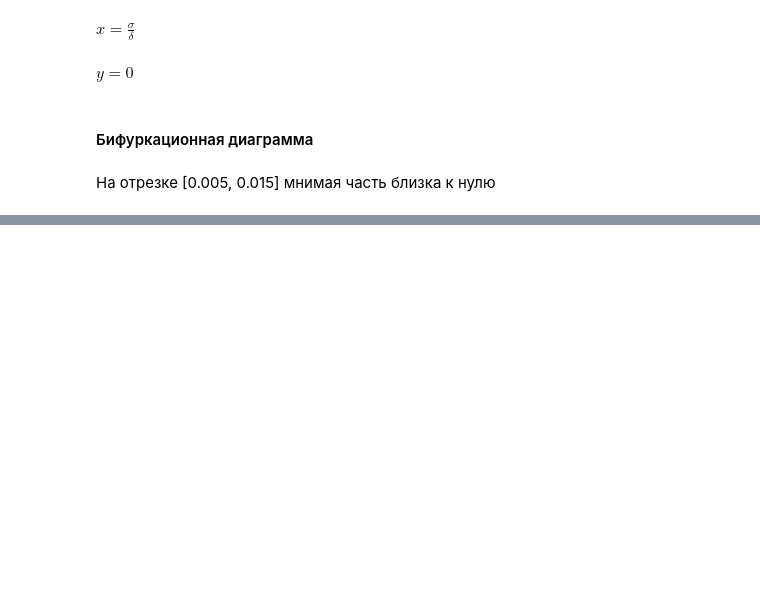
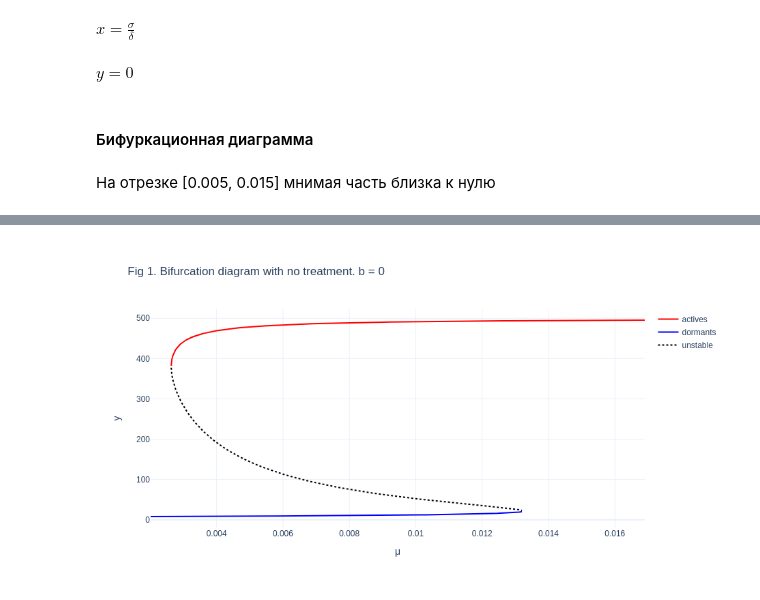
Before and after one commit to SergeyPishchulov/thesis, a Jupyter notebook: mantiicr.ipynb, the cells around one changed output, grey strips where cells are left out. Saved outputs shown, nothing was run; the diff lists cells and outputs as text; code cells hidden in the pictures; blank space fills up the shorter version.

```diff
--- a/mantiicr.ipynb
+++ b/mantiicr.ipynb
@@ -115,3 +120,8 @@ mu_min = 0.002
 mu_max = 0.017
 filtered_solutions_by_mu = {mu:solutions_by_mu[mu] for mu in solutions_by_mu if mu_min<mu<mu_max}
 # filtered_solutions_by_mu
+# %%
+dfdx = diff(dxdt, x)
+dfdy = diff(dxdt, y)
+dgdx = diff(dydt, x)
+dgdy = diff(dydt, y)
@@ -118,2 +138,12 @@ filtered_solutions_by_mu = {mu:solutions_by_mu[mu] for mu in solutions_by_mu if
+# %%
+def get_eigen_values(x_eq, y_eq, params):
+    a11 = dfdx.evalf(subs=params | {x:x_eq, y:y_eq})
+    a12 = dfdy.evalf(subs=params | {x:x_eq, y:y_eq})
+    a21 = dgdx.evalf(subs=params | {x:x_eq, y:y_eq})
+    a22 = dgdy.evalf(subs=params | {x:x_eq, y:y_eq})
+    jacob_matrix = Matrix([[a11, a12], [a21, a22]])
+    j = jacob_matrix - np.eye(2) * lambd
+    lam1, lam2 = solve(j.det(), lambd)
+    return lam1, lam2
 # %%
 # display_sol_list(list(filtered_solutions_by_mu.items())[:2])
@@ -141,0 +150,40 @@ fig.update_layout(xaxis={"title": "μ"}, yaxis={"title": "y"}, template="plotly_
+# %%
+def get_line_mode(stable):
+    return {} if stable else {"dash":"dot"}
+# %%
+xs=[]
+ys=[]
+mus_bif = []
+df = pd.DataFrame(columns=['mu', 'x', 'y', 'stable'])
+for cur_mu, sols in tqdm(list(filtered_solutions_by_mu.items())):
+    for cur_x, cur_y in sols:
+        lam1, lam2 = get_eigen_values(float(cur_x), float(cur_y), muless_params | {mu:cur_mu})
+        stable = re(lam1) <0 and re(lam2)<0
+        df.loc[len(df)] = [cur_mu, float(cur_x), float(cur_y), stable ]
+
+
+df.stable = df.stable.astype(bool)
+df = df[df.y!=0]
+
+fig = go.Figure()
+stables = df[df.stable]
+dormants = df[df.stable & (df.y < 200)]
+actives = df[df.stable & (df.y > 200)]
+unstables = df[~df.stable]
+# fig.add_trace(go.Scatter(x=stables.mu, y=stables.y, mode='markers', name = "y"))
+
+fig.add_trace(go.Scatter(x=actives.mu, y=actives.y, mode='lines', name = "actives",
+                        line={"color":"red"}|get_line_mode(stable=True)))
+
+fig.add_trace(go.Scatter(x=dormants.mu, y=dormants.y, mode='lines', name = "dormants",
+                        line={"color":"blue"}|get_line_mode(stable=True)))
+
+fig.add_trace(go.Scatter(x=unstables.mu, y=unstables.y, mode='lines', name = "unstable",
+                        line={"color":"black"}|get_line_mode(stable=False)))
+# fig.add_trace(go.Scatter(x=df.mu, y=df.y, mode='markers', name = "y"))
+fig.update_layout(title="Fig 1. Bifurcation diagram with no treatment. b = 0")
+fig.update_layout(xaxis={"title": "μ"}, yaxis={"title": "y"}, template="plotly_white",autosize=False,
+    width=600,
+    height=500)
+# %% [output]
+[figure, added]
```
Also changed, not shown: parts of 4 cells of this notebook.
